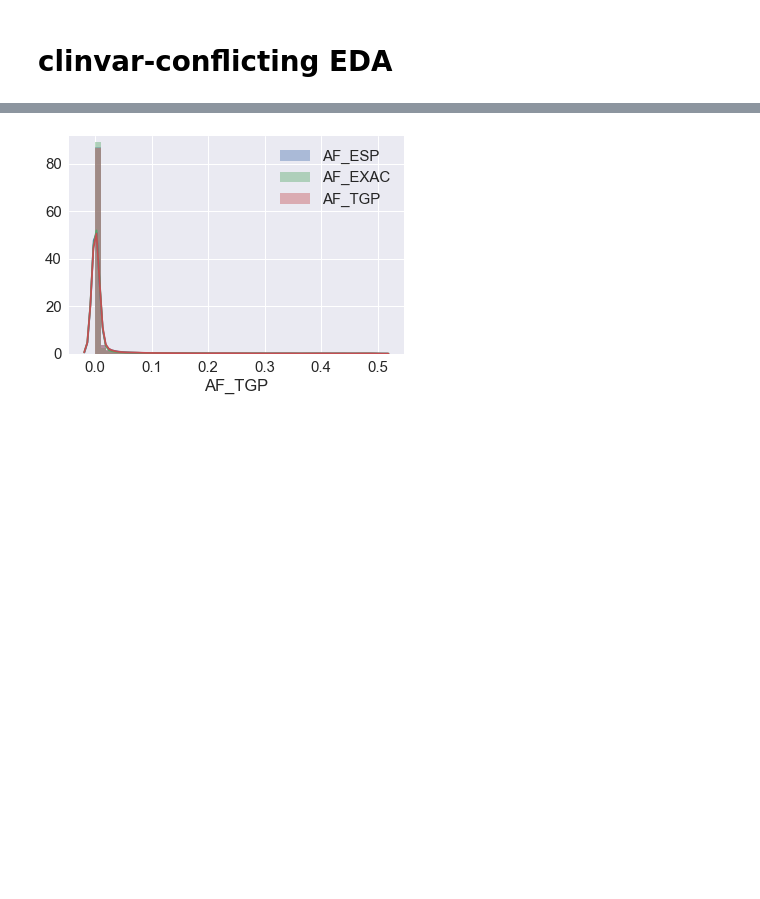
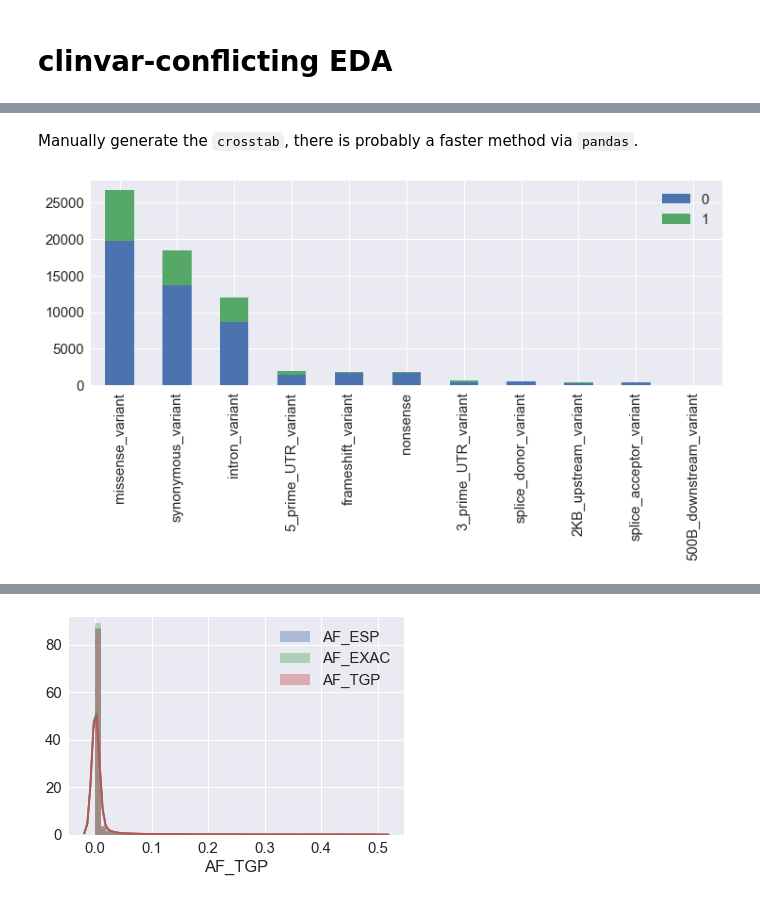
Before and after one commit to arvkevi/clinvar-kaggle, a Jupyter notebook: clinvar-conflicting-eda.ipynb, the cells around one changed output, grey strips where cells are left out. Cells and saved outputs as stored; diff of their text form; code cells hidden in the pictures; blank space fills up the shorter version.

```diff
--- a/clinvar-conflicting-eda.ipynb
+++ b/clinvar-conflicting-eda.ipynb
@@ -166,0 +79,28 @@ Name: GENEINFO, dtype: int64
+# %% [markdown]
+Manually generate the `crosstab`, there is probably a faster method via `pandas`.
+# %%
+mccounts= {0: {},
+           1: {},
+           'All': {}
+          }
+
+for col in MC_encoded.columns:
+    for class_ in [0, 1]:
+        mccounts[class_][col] = df.loc[df['CLASS'] == class_][col].sum()
+
+    mccounts['All'][col] = df[col].sum()
+
+mc_ct = pd.DataFrame.from_dict(mccounts)
+
+mc_ct_all = mc_ct.sum(axis=0)
+mc_ct_all.name = 'All'
+mc_ct = mc_ct.append(mc_ct_all, ignore_index=False)
+# %%
+mc_ct.drop('All', axis=0, inplace=True)
+
+mc_ct = mc_ct.sort_values(by='All', ascending=False)
+mc_ct.drop('All', axis=1, inplace=True)
+
+mc_ct.plot.bar(stacked=True, figsize=(12, 4));
+# %% [output]
+[figure, added]
```
Also changed, not shown: parts of 38 cells of this notebook, 2 other files.
